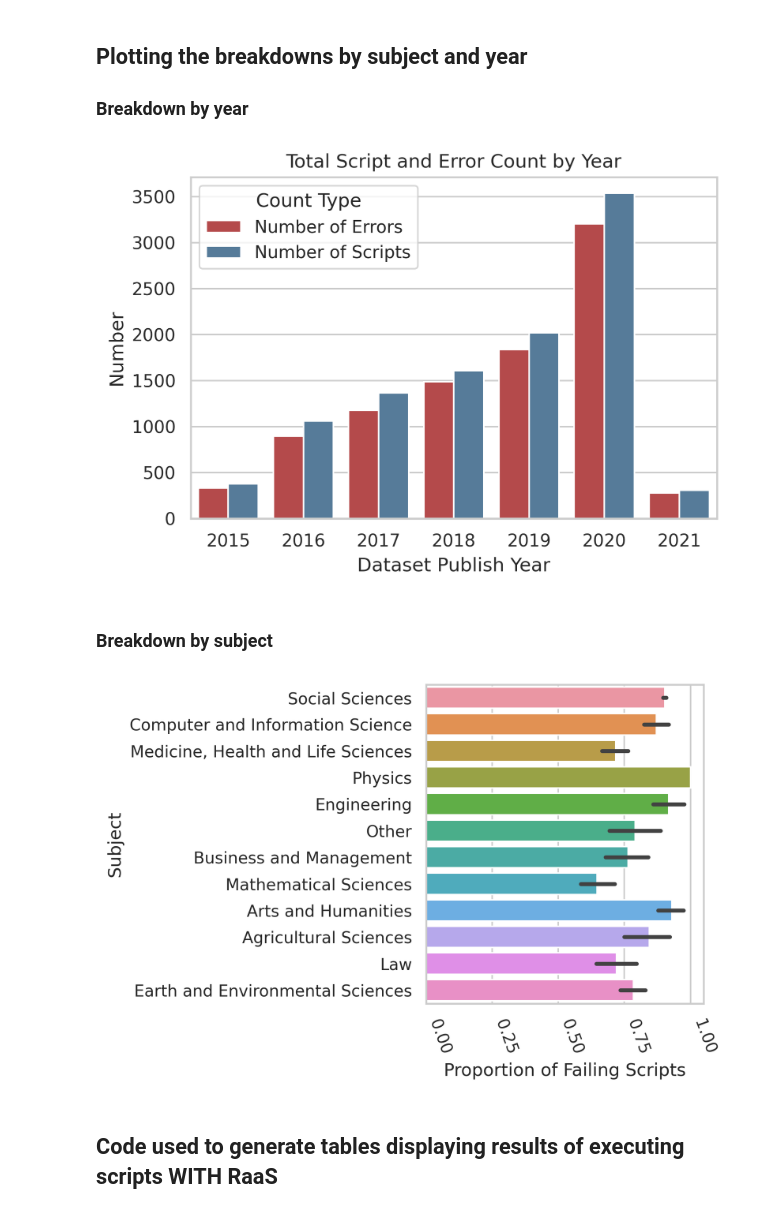
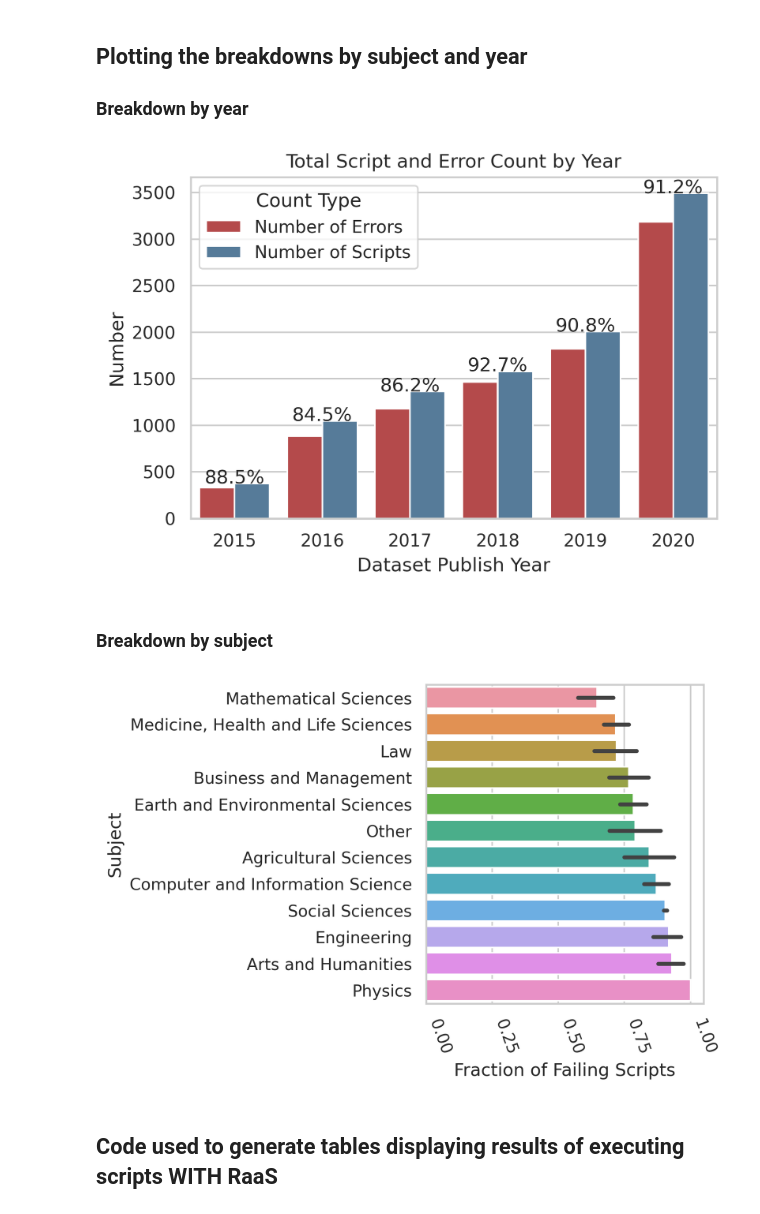
Before and after one commit to jwons/raas-eval, a Jupyter notebook: scripts/create_all_figures_and_tables.ipynb, the cells around one changed output. Cells and saved outputs as stored; diff of their text form; code cells hidden in the pictures.

Commit message:
last parts of eval

```diff
--- a/scripts/create_all_figures_and_tables.ipynb
+++ b/scripts/create_all_figures_and_tables.ipynb
@@ -208,7 +215,7 @@ def library_name_from_error(error_msg):
 
 The collected data from the evaluation where we tried to execute R scripts without RaaS is stored in the database called 'results.db'
 # %%
-con = sqlite3.connect("../data/results.db")
+con = sqlite3.connect("../data/timed_results.db")
 
 errors_df = pd.read_sql_query("SELECT * FROM results", con)
 # %% [markdown]
@@ -231,6 +238,7 @@ for index, row in errors_df.iterrows():
         num_datasets += 1
         if(current_doi_clean == True):
             no_raas_total_error_results["Clean Datasets"] += 1
+            if(last_doi is not None): doi_library[last_doi]["no_raas_clean"] = True
         current_doi_clean = True
     if(row["error"] == "success"):
         no_raas_total_error_results["No Errors"] += 1
@@ -257,6 +265,7 @@ for index, row in errors_df.iterrows():
                 broken_packages[broken_package] += 1
             else:
                 broken_packages[broken_package] = 1
+        doi_library[doi]["no_raas_clean"] = False
 
     last_doi = doi
 
@@ -266,3 +275,12 @@ broken_packages.pop("__UNDEFINED__")
+# %%
+no_raas_times = pd.read_csv("../data/dataset_times.csv")
+
+for index, row in no_raas_times.iterrows():
+    doi = get_doi_from_dir_path(row["doi"])
+    if(doi not in doi_library):
+        #print(doi)
+        continue
+    doi_library[doi]["no_raas_time"] = row["time"]
 # %% [markdown]
 ### View Results
 
@@ -390,6 +408,9 @@ year_breakdown = {}
 subject_breakdown = {}
 
 for doi in list(doi_library.keys()):
+    if(doi not in doi_metadata):
+        print(doi)
+        continue
     subjects = doi_metadata[doi][0]
     year = doi_metadata[doi][1]
     # Breakdown dataset by year
@@ -400,7 +421,7 @@ for doi in list(doi_library.keys()):
             year_breakdown[year]["errors"] += 1
     year_breakdown[year]["total"] += len(doi_library[doi]["no raas"].values())
     if(subjects is None):
-        print(doi + " has no subjects")
+        #print(doi + " has no subjects")
         continue
     # Breakdown dataset by subject
     for subject in subjects:
@@ -452,23 +471,33 @@ write_tex_from_df("subject_breakdown.tex", subject_breakdown_df.iloc[0:len(subje
 # %%
 year_breakdown_df.columns = ["Year", "Number of Scripts", "Number of Errors", "Error Rate"]
 year_melted_df = year_breakdown_df[["Year", "Number of Errors", "Number of Scripts"]]\
-    .loc[year_breakdown_df['Year'].isin(["2015", "2016", "2017", "2018", "2019", "2020", "2021"])]\
+    .loc[year_breakdown_df['Year'].isin(["2015","2016", "2017", "2018", "2019", "2020"])]\
     .melt(id_vars='Year').rename(columns=str.title)
 year_melted_df.columns = ["Year", "Count Type", "Count"]
 
 #plt.figure(figsize=(10, 5), dpi=300)
 plt.figure(dpi=300)
 sns.set(color_codes=True)
 sns.set_style("whitegrid")
 sns.set_context("notebook")
 ax = sns.barplot(x="Year", y="Count", hue="Count Type", data=year_melted_df, palette=sns.color_palette("Set1", n_colors=2, desat=.7))
 ax.set_title('Total Script and Error Count by Year')
 ax.set_xlabel("Dataset Publish Year")
 ax.set_ylabel("Number")
+year_errors_df = year_melted_df[year_melted_df["Count Type"] == "Number of Errors"]
+x_index = 0
+for index, row in year_errors_df.iterrows():
+    x = row["Year"]
+    y = row["Count"]
+    total = year_melted_df[year_melted_df["Count Type"] == "Number of Scripts"]
+    total = total[total["Year"] == row["Year"]]
+    perc = round(row["Count"] / total["Count"].values[0] * 100, 1)
+    ax.text(x=x_index,y=total["Count"].values[0],s=str(perc) + "%", ha="center")
+    x_index += 1
 #plt.show()
 plt.savefig('../results/error_count_by_year.pdf', format="pdf")
 # %% [output]
-[figure, old version]
+[figure, new version]
 # %% [markdown]
 ### Breakdown by subject
 # %%
@@ -487,15 +516,28 @@ sns.set(color_codes=True)
 sns.set_style("whitegrid")
 sns.set_context("notebook")
 ax = sns.barplot(y=subject_err_df['Subject'],
-                 x=subject_err_df['is_error'])
+                 x=subject_err_df['is_error'],
+                order=["Mathematical Sciences",
+                      "Medicine, Health and Life Sciences",
+                      "Law",
+                      "Business and Management",
+                      "Earth and Environmental Sciences",
+                      "Other",
+                      "Agricultural Sciences",
+                      "Computer and Information Science",
+                      "Social Sciences",
+                      "Engineering",
+                      "Arts and Humanities",
+                      "Physics"])
 #ax.set_title('Script Failure Proportion by Subject')
 ax.set_ylabel("Subject")
-ax.set_xlabel("Proportion of Failing Scripts")
+ax.set_xlabel("Fraction of Failing Scripts")
 plt.tight_layout()
 #plt.gcf().subplots_adjust(bottom=0.5)
+#plt.show()
 plt.savefig('../results/error_rate_by_subject.pdf', format="pdf")
 # %% [output]
-[figure, old version]
+[figure, new version]
 # %% [markdown]
 ## Code used to generate tables displaying results of executing scripts WITH RaaS
 # %% [markdown]
```
Also changed, not shown: parts of 17 cells of this notebook, 19 other files.
